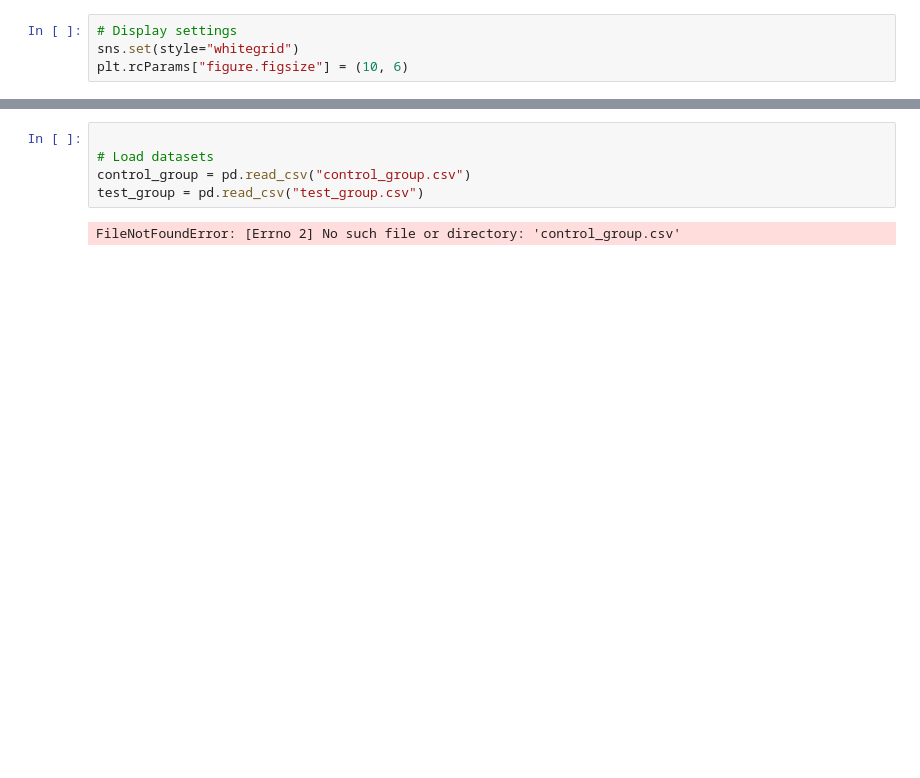
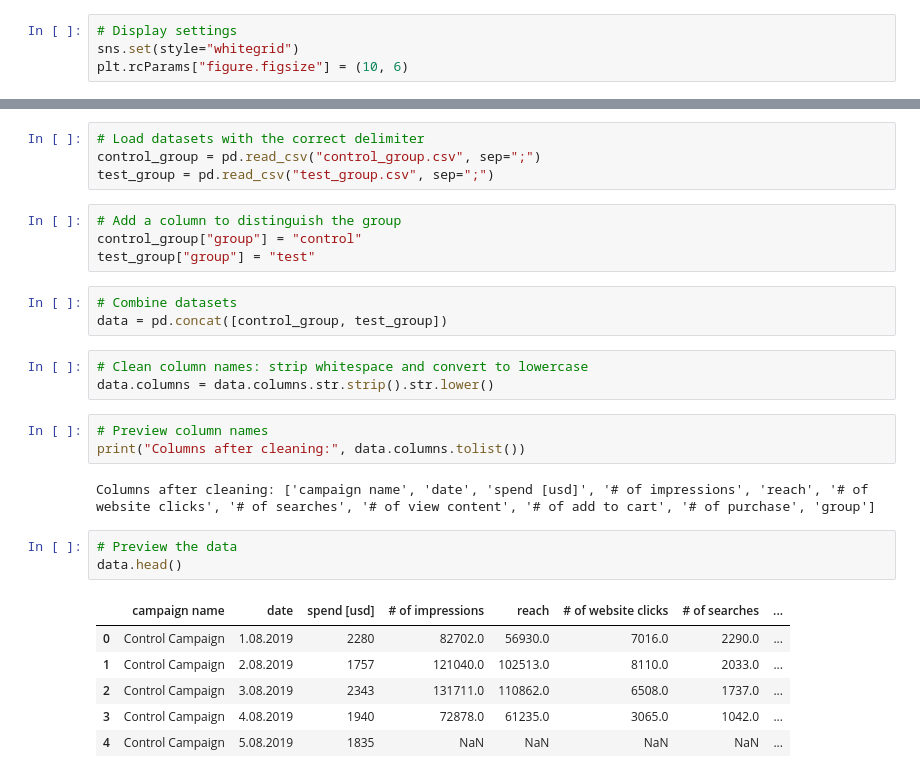
Before and after one commit to Kris-Sobolevskaya/Kaggle-AB-Testing, a Jupyter notebook: KaggleABTesting.ipynb, the cells around one changed output, grey strips where cells are left out. Cells and saved outputs as stored; diff of their text form; blank space fills up the shorter version.

```diff
--- a/KaggleABTesting.ipynb
+++ b/KaggleABTesting.ipynb
@@ -19,7 +21,29 @@ NameError: name 'os' is not defined
 # %%
-
-# Load datasets
-control_group = pd.read_csv("control_group.csv")
-test_group = pd.read_csv("test_group.csv")
+# Load datasets with the correct delimiter
+control_group = pd.read_csv("control_group.csv", sep=";")
+test_group = pd.read_csv("test_group.csv", sep=";")
-# %% [output]
-FileNotFoundError: [Errno 2] No such file or directory: 'control_group.csv'
+# %%
+# Add a column to distinguish the group
+control_group["group"] = "control"
+test_group["group"] = "test"
+# %%
+# Combine datasets
+data = pd.concat([control_group, test_group])
+# %%
+# Clean column names: strip whitespace and convert to lowercase
+data.columns = data.columns.str.strip().str.lower()
+# %%
+# Preview column names
+print("Columns after cleaning:", data.columns.tolist())
+# %% [output]
+Columns after cleaning: ['campaign name', 'date', 'spend [usd]', '# of impressions', 'reach', '# of website clicks', '# of searches', '# of view content', '# of add to cart', '# of purchase', 'group']
+# %%
+# Preview the data
+data.head()
+# %% [output]
+|  | campaign name | date | spend [usd] | # of impressions | reach | # of website clicks | # of searches | ... |
+| 0 | Control Campaign | 1.08.2019 | 2280 | 82702.0 | 56930.0 | 7016.0 | 2290.0 | ... |
+| 1 | Control Campaign | 2.08.2019 | 1757 | 121040.0 | 102513.0 | 8110.0 | 2033.0 | ... |
+| 2 | Control Campaign | 3.08.2019 | 2343 | 131711.0 | 110862.0 | 6508.0 | 1737.0 | ... |
+| 3 | Control Campaign | 4.08.2019 | 1940 | 72878.0 | 61235.0 | 3065.0 | 1042.0 | ... |
+| 4 | Control Campaign | 5.08.2019 | 1835 | NaN | NaN | NaN | NaN | ... |
```
Also changed, not shown: parts of 22 cells of this notebook.
